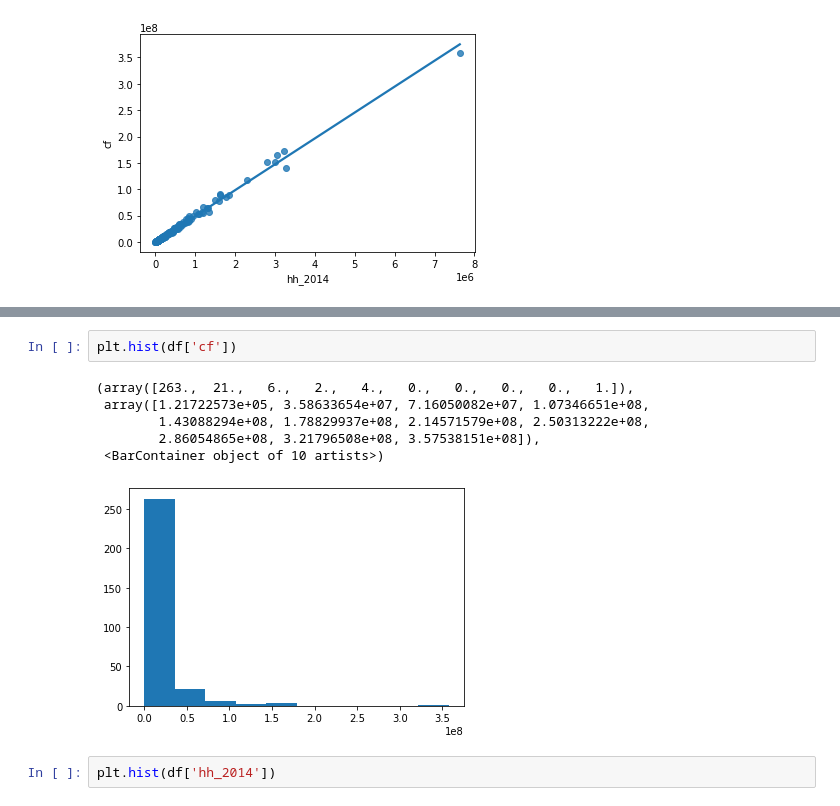
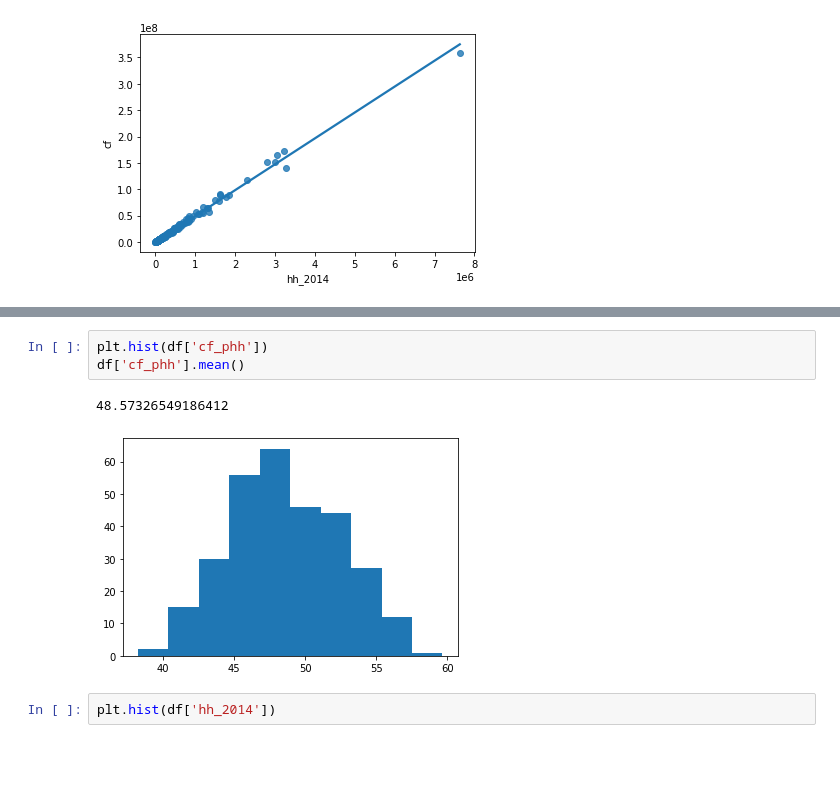
Before and after one commit to narslab/msa-emission-typologies, a Jupyter notebook: bin/jupyter/explanatory-plots.ipynb, the cells around one changed output, grey strips where cells are left out. Drawn from its saved outputs; the diff is of its cells as text; blank space fills up the shorter version.

Commit message:
updated code for plots

```diff
--- a/bin/jupyter/explanatory-plots.ipynb
+++ b/bin/jupyter/explanatory-plots.ipynb
@@ -90,12 +90,9 @@ for column in cols_to_plot.columns:
 # %%
-plt.hist(df['cf'])
+plt.hist(df['cf_phh'])
+df['cf_phh'].mean()
 # %% [output]
-(array([263.,  21.,   6.,   2.,   4.,   0.,   0.,   0.,   0.,   1.]),
- array([1.21722573e+05, 3.58633654e+07, 7.16050082e+07, 1.07346651e+08,
-        1.43088294e+08, 1.78829937e+08, 2.14571579e+08, 2.50313222e+08,
-        2.86054865e+08, 3.21796508e+08, 3.57538151e+08]),
- <BarContainer object of 10 artists>)
+48.57326549186412
-[figure, old version]
+[figure, new version]
 # %%
 plt.hist(df['hh_2014'])
 # %% [output]
```
Also changed, not shown: parts of 1 cell of this notebook.
